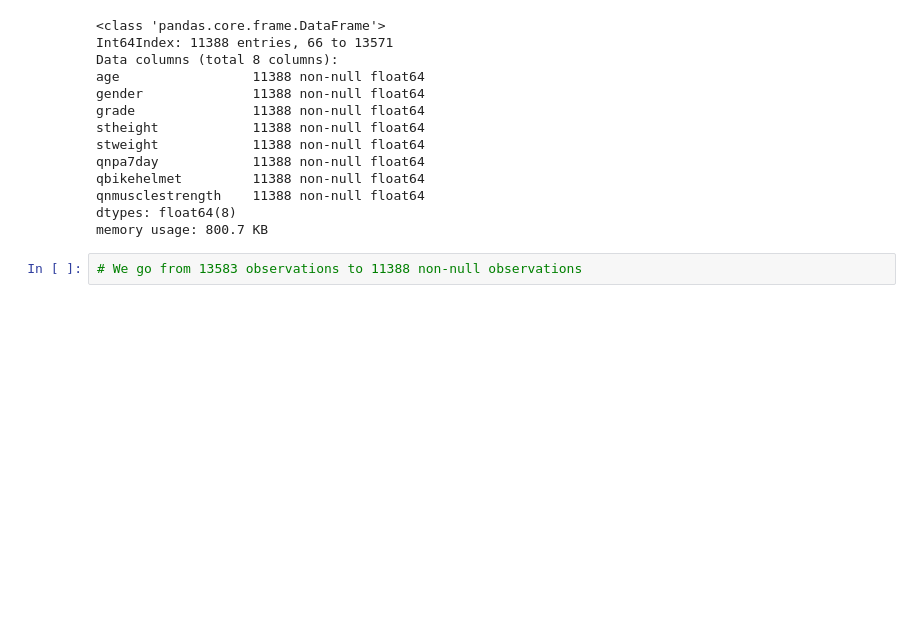
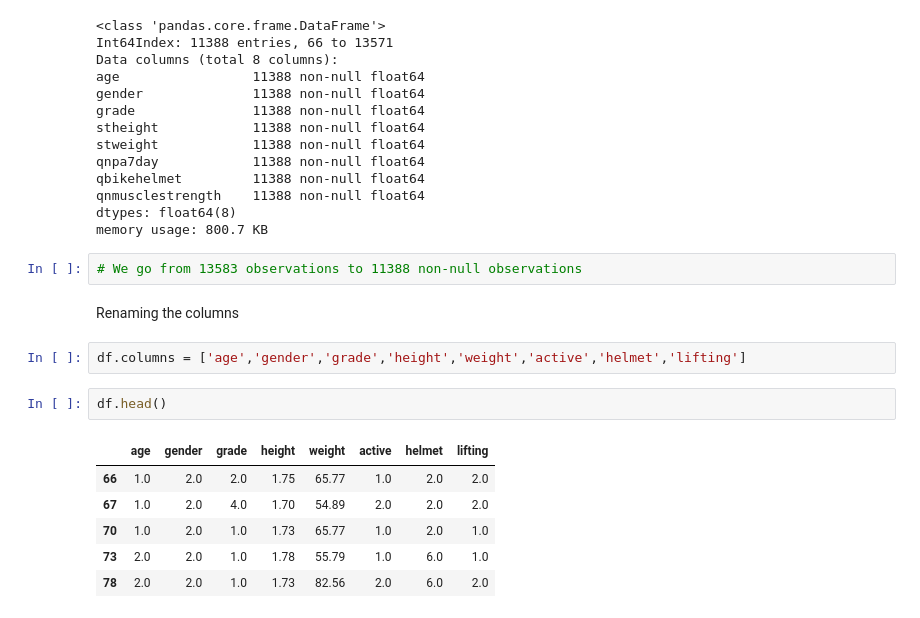
Before and after one commit to chikoungoun/OpenIntro, a Jupyter notebook: Chapter 4/Chap4_Foundations_for_Inference.ipynb, the cells around one changed output. Cells and saved outputs as stored; diff of their text form; blank space fills up the shorter version.

```diff
--- a/Chapter 4/Chap4_Foundations_for_Inference.ipynb
+++ b/Chapter 4/Chap4_Foundations_for_Inference.ipynb
@@ -84,3 +84,16 @@ dtypes: float64(8)
 memory usage: 800.7 KB
 # %%
 # We go from 13583 observations to 11388 non-null observations
+# %% [markdown]
+Renaming the columns
+# %%
+df.columns = ['age','gender','grade','height','weight','active','helmet','lifting']
+# %%
+df.head()
+# %% [output]
+|  | age | gender | grade | height | weight | active | helmet | lifting |
+| 66 | 1.0 | 2.0 | 2.0 | 1.75 | 65.77 | 1.0 | 2.0 | 2.0 |
+| 67 | 1.0 | 2.0 | 4.0 | 1.70 | 54.89 | 2.0 | 2.0 | 2.0 |
+| 70 | 1.0 | 2.0 | 1.0 | 1.73 | 65.77 | 1.0 | 2.0 | 1.0 |
+| 73 | 2.0 | 2.0 | 1.0 | 1.78 | 55.79 | 1.0 | 6.0 | 1.0 |
+| 78 | 2.0 | 2.0 | 1.0 | 1.73 | 82.56 | 2.0 | 6.0 | 2.0 |
```
Also changed, not shown: parts of 31 cells of this notebook, 1 other file.
